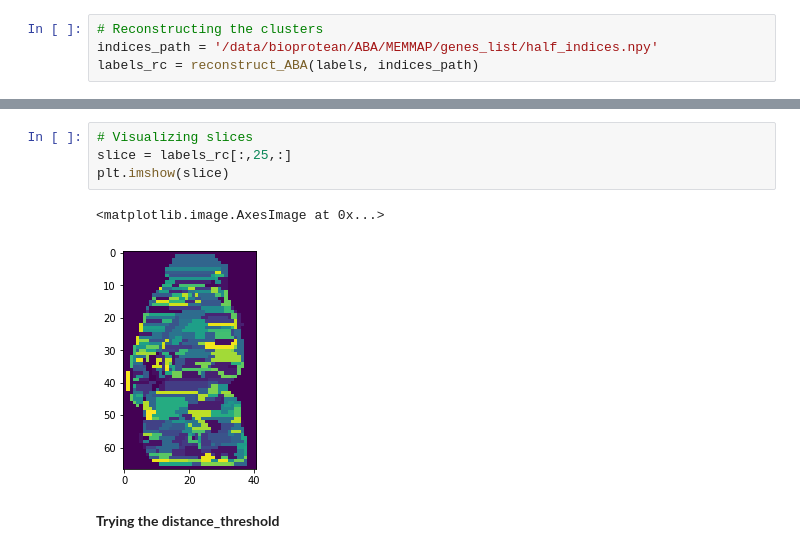
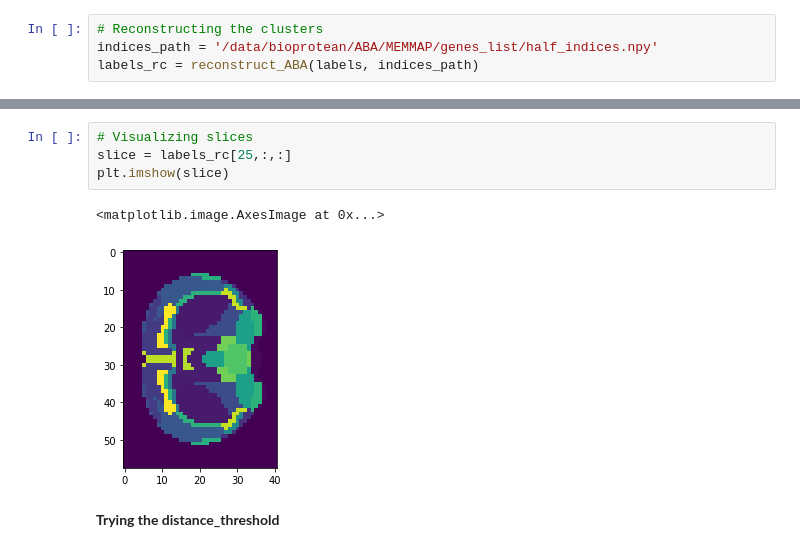
Before and after one commit to BioProteanLabs/Morphontogeny, a Jupyter notebook: morphontogeny/Jupyter/ABA/ABA_AgglomerativeClustering.ipynb, the cells around one changed output, grey strips where cells are left out. Drawn from its saved outputs; the diff is of its cells as text.

```diff
--- a/morphontogeny/Jupyter/ABA/ABA_AgglomerativeClustering.ipynb
+++ b/morphontogeny/Jupyter/ABA/ABA_AgglomerativeClustering.ipynb
@@ -28,10 +59,10 @@ labels_rc = reconstruct_ABA(labels, indices_path)
 # %%
 # Visualizing slices
-slice = labels_rc[:,25,:]
+slice = labels_rc[25,:,:]
 plt.imshow(slice)
 # %% [output]
 <matplotlib.image.AxesImage at 0x...>
-[figure, old version]
+[figure, new version]
 # %% [markdown]
 **Trying the distance_threshold**
 # %%
```
Also changed, not shown: parts of 5 cells of this notebook, 8 other files.
